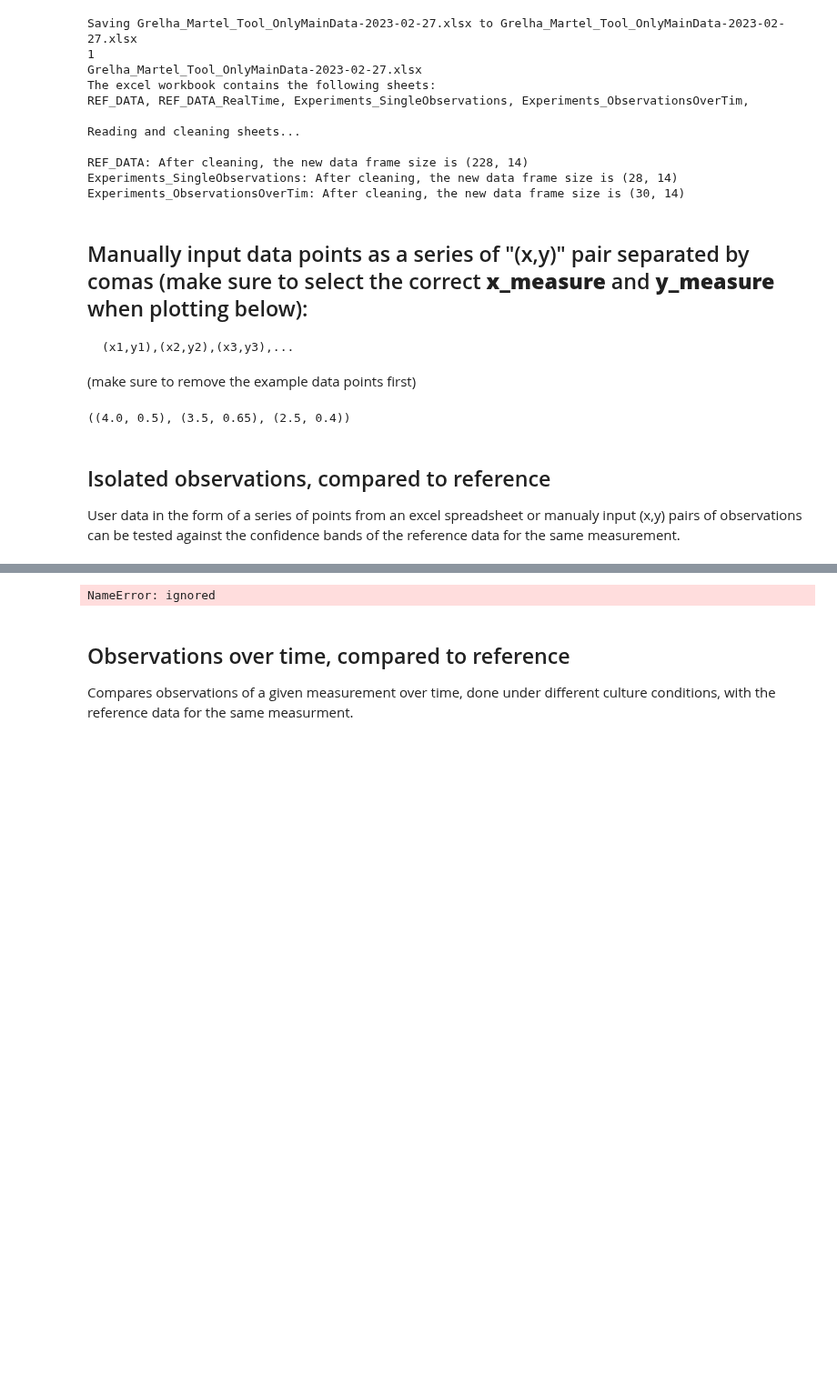
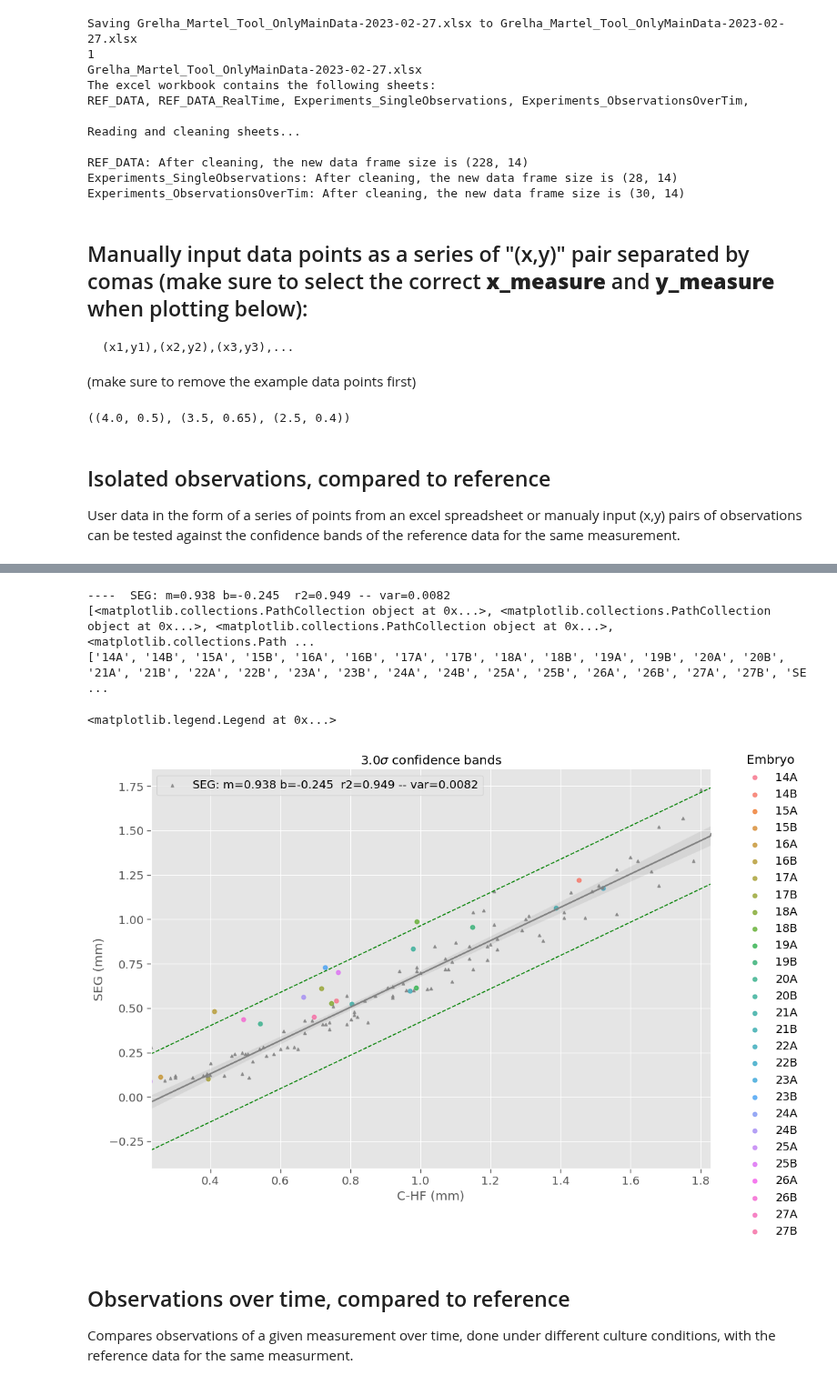
Before and after one commit to pjmartel/ChEEQ_tool, a Jupyter notebook: embryo_tool.ipynb, the cells around one changed output, grey strips where cells are left out. Shown at 91% size. Cells and saved outputs as stored; diff of their text form; code cells hidden in the pictures; blank space fills up the shorter version.

```diff
--- a/embryo_tool.ipynb
+++ b/embryo_tool.ipynb
@@ -465,7 +465,7 @@ User data in the form of a series of points from an excel spreadsheet or manualy
 #@title  { run: "auto" }
 sb.regplot
 # Menus
-input_mode = "manual" #@param ['manual', 'from file']
+input_mode = "from file" #@param ['manual', 'from file']
 color_by = "embryo" #@param ['embryo', 'culture type']
 #include_zero = include_zero == "Yes"
 x_measure = 'C-HF' #@param ['C-N','C-HF']
@@ -637,4 +638,8 @@ ax.legend(handles[-1:], labels[-1:])
-NameError: ignored
+----  SEG: m=0.938 b=-0.245  r2=0.949 -- var=0.0082
+[<matplotlib.collections.PathCollection object at 0x...>, <matplotlib.collections.PathCollection object at 0x...>, <matplotlib.collections.PathCollection object at 0x...>, <matplotlib.collections.Path ...
+['14A', '14B', '15A', '15B', '16A', '16B', '17A', '17B', '18A', '18B', '19A', '19B', '20A', '20B', '21A', '21B', '22A', '22B', '23A', '23B', '24A', '24B', '25A', '25B', '26A', '26B', '27A', '27B', 'SE ...
+<matplotlib.legend.Legend at 0x...>
+[figure, added]
 # %% [markdown]
 ## Observations over time, compared to reference
 Compares observations of a given measurement over time, done under different culture conditions, with the reference data for the same measurment.
```
Also changed, not shown: parts of 6 cells of this notebook.
